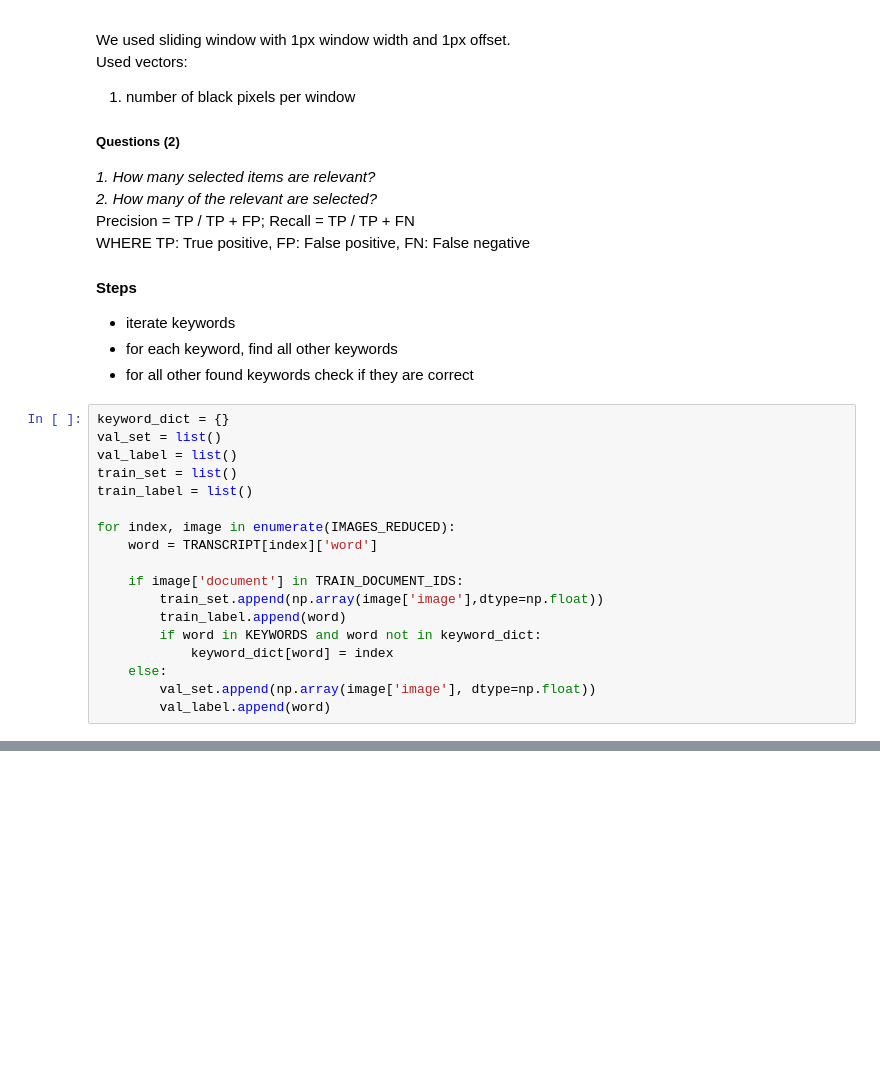
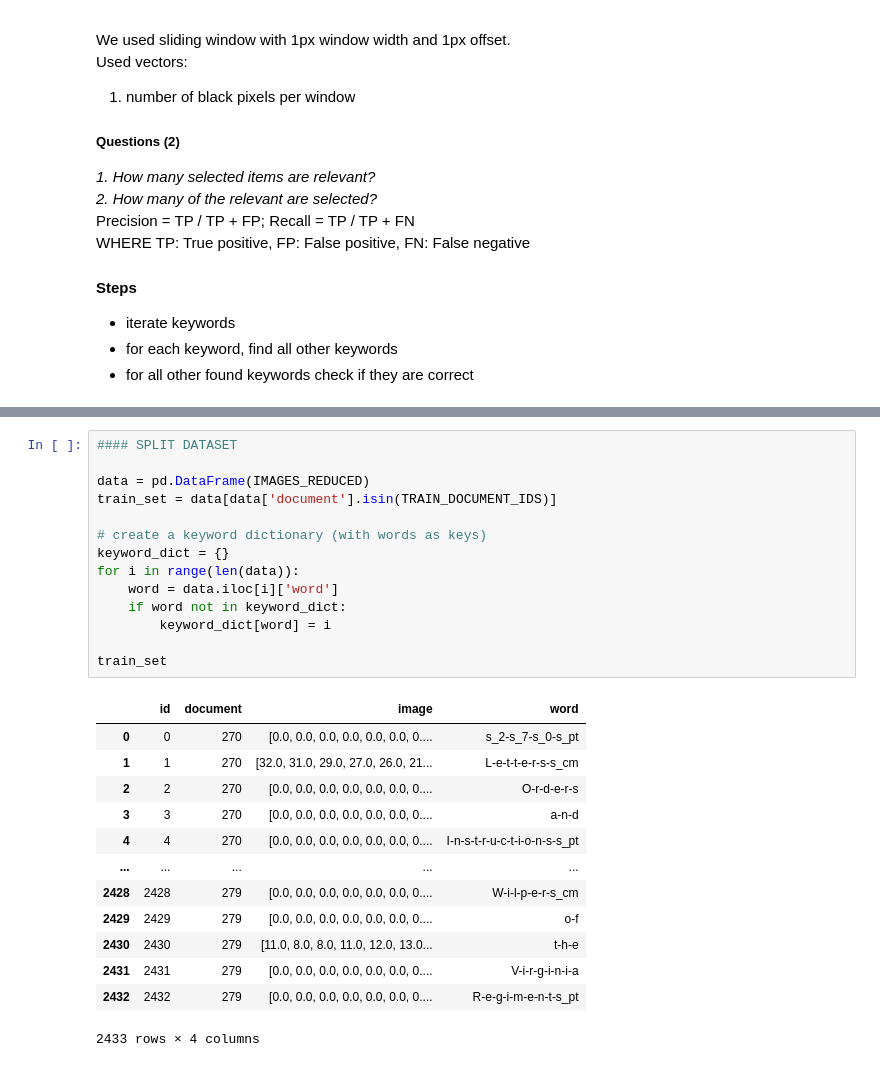
Before and after one commit to TheLoooser/pattern-recognition, a Jupyter notebook: 3/main.ipynb, the cells around one changed output, grey strips where cells are left out. Saved outputs shown, nothing was run; the diff lists cells and outputs as text; blank space fills up the shorter version.

```diff
--- a/3/main.ipynb
+++ b/3/main.ipynb
@@ -103,21 +104,3 @@ WHERE TP: True positive, FP: False positive, FN: False negative
 - iterate keywords
 - for each keyword, find all other keywords
 - for all other found keywords check if they are correct
-# %%
-keyword_dict = {}
-val_set = list()
-val_label = list()
-train_set = list()
-train_label = list()
-
-for index, image in enumerate(IMAGES_REDUCED):
-    word = TRANSCRIPT[index]['word']
-
-    if image['document'] in TRAIN_DOCUMENT_IDS:
-        train_set.append(np.array(image['image'],dtype=np.float))
-        train_label.append(word)
-        if word in KEYWORDS and word not in keyword_dict:
-            keyword_dict[word] = index
-    else:
-        val_set.append(np.array(image['image'], dtype=np.float))
-        val_label.append(word)
@@ -168,0 +107,28 @@ ValueError: 3 columns passed, passed data had 5 columns
+# %%
+#### SPLIT DATASET
+
+data = pd.DataFrame(IMAGES_REDUCED)
+train_set = data[data['document'].isin(TRAIN_DOCUMENT_IDS)]
+
+# create a keyword dictionary (with words as keys)
+keyword_dict = {}
+for i in range(len(data)):
+    word = data.iloc[i]['word']
+    if word not in keyword_dict:
+        keyword_dict[word] = i
+
+train_set
+# %% [output]
+|  | id | document | image | word |
+| 0 | 0 | 270 | [0.0, 0.0, 0.0, 0.0, 0.0, 0.0, 0.... | s_2-s_7-s_0-s_pt |
+| 1 | 1 | 270 | [32.0, 31.0, 29.0, 27.0, 26.0, 21... | L-e-t-t-e-r-s-s_cm |
+| 2 | 2 | 270 | [0.0, 0.0, 0.0, 0.0, 0.0, 0.0, 0.... | O-r-d-e-r-s |
+| 3 | 3 | 270 | [0.0, 0.0, 0.0, 0.0, 0.0, 0.0, 0.... | a-n-d |
+| 4 | 4 | 270 | [0.0, 0.0, 0.0, 0.0, 0.0, 0.0, 0.... | I-n-s-t-r-u-c-t-i-o-n-s-s_pt |
+| ... | ... | ... | ... | ... |
+| 2428 | 2428 | 279 | [0.0, 0.0, 0.0, 0.0, 0.0, 0.0, 0.... | W-i-l-p-e-r-s_cm |
+| 2429 | 2429 | 279 | [0.0, 0.0, 0.0, 0.0, 0.0, 0.0, 0.... | o-f |
+| 2430 | 2430 | 279 | [11.0, 8.0, 8.0, 11.0, 12.0, 13.0... | t-h-e |
+| 2431 | 2431 | 279 | [0.0, 0.0, 0.0, 0.0, 0.0, 0.0, 0.... | V-i-r-g-i-n-i-a |
+| 2432 | 2432 | 279 | [0.0, 0.0, 0.0, 0.0, 0.0, 0.0, 0.... | R-e-g-i-m-e-n-t-s_pt |
+2433 rows × 4 columns
```
Also changed, not shown: parts of 6 cells of this notebook, 1 other file.
